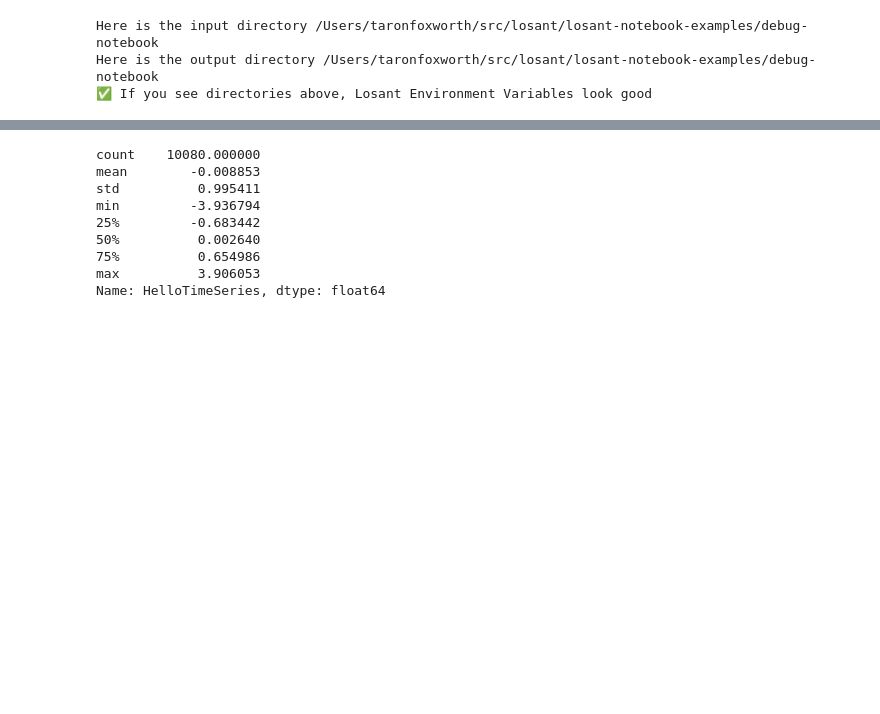
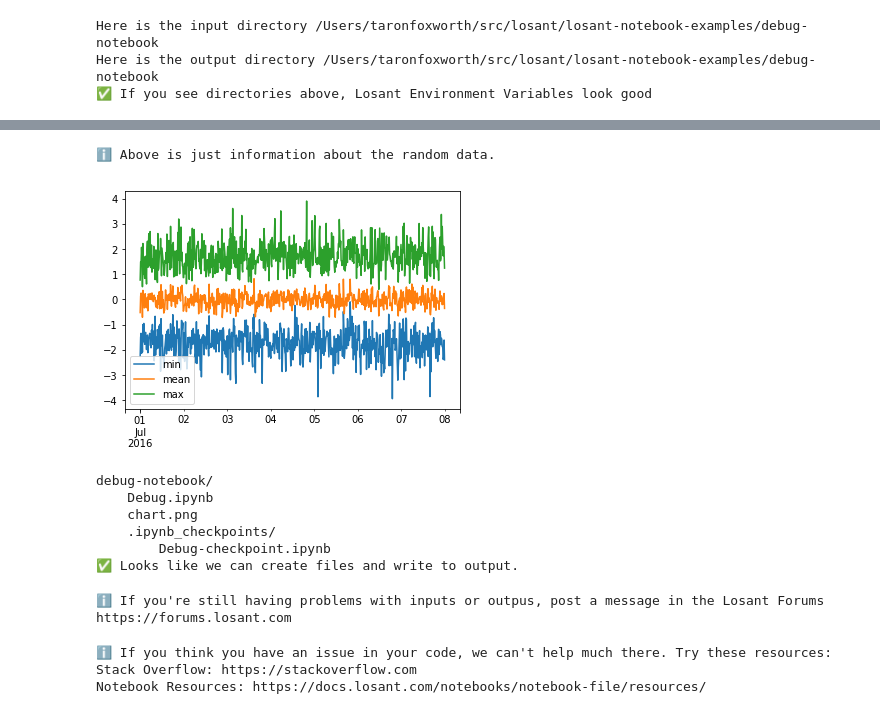
Before and after one commit to Losant/notebook-examples, a Jupyter notebook: debug-notebook/Debug.ipynb, the cells around one changed output, grey strips where cells are left out. Saved outputs shown, nothing was run; the diff lists cells and outputs as text; code cells hidden in the pictures; blank space fills up the shorter version.

Commit message:
Upload debug notebook

```diff
--- a/debug-notebook/Debug.ipynb
+++ b/debug-notebook/Debug.ipynb
@@ -54,33 +68,53 @@ debug-notebook/
 # %%
 # Let's write an output file to make sure that works.
 
-# I want 7 days of 24 hours with 60 minutes each
+# Let's generate some random data
 periods = 7 * 24 * 60
 tidx = pd.date_range('2016-07-01', periods=periods, freq='T')
-#                     ^                                   ^
-#                     |                                   |
-#                 Start Date        Frequency Code for Minute
-# This should get me 7 Days worth of minutes in a datetimeindex
+np.random.seed([3,1415])
+data = np.random.randn(periods)
+ts = pd.Series(data=data, index=tidx, name='HelloTimeSeries')
+ts.describe()
 
-# Generate random data with numpy.  We'll seed the random
-# number generator so that others can see the same results.
-# Otherwise, you don't have to seed it.
-np.random.seed([3,1415])
-
-# This will pick a number of normally distributed random numbers
-# where the number is specified by periods
-data = np.random.randn(periods)
-
-ts = pd.Series(data=data, index=tidx, name='HelloTimeSeries')
-
-ts.describe()
+print("ℹ️ Above is just information about the random data.")
 # %% [output]
-count    10080.000000
-mean        -0.008853
-std          0.995411
-min         -3.936794
-25%         -0.683442
-50%          0.002640
-75%          0.654986
-max          3.906053
-Name: HelloTimeSeries, dtype: float64
+ℹ️ Above is just information about the random data.
+# %%
+# Let's create and save a chart
+chart = ts.resample('15T').agg(['min', 'mean', 'max']).plot()
+fig = chart.get_figure()
+
+output_path = os.path.join(output_dir, 'chart.png')
+fig.savefig(output_path)
+# %% [output]
+[figure, added]
+# %%
+# Let's check if that chart.png was created and exists in the output directory
+list_files(output_dir)
+my_file = Path(os.path.join(output_dir, 'chart.png'))
+
+if not my_file.exists():
+    raise Exception("❌ Looks like the chart didn't properly save.")
+
+print("✅ Looks like we can create files and write to output.")
+# %% [output]
+debug-notebook/
+    Debug.ipynb
+    chart.png
+    .ipynb_checkpoints/
+        Debug-checkpoint.ipynb
+✅ Looks like we can create files and write to output.
+# %%
+print("ℹ️ If you're still having problems with inputs or outpus, post a message in the Losant Forums")
+print("https://forums.losant.com")
+# %% [output]
+ℹ️ If you're still having problems with inputs or outpus, post a message in the Losant Forums
+https://forums.losant.com
+# %%
+print("ℹ️ If you think you have an issue in your code, we can't help much there. Try these resources: ")
+print("Stack Overflow: https://stackoverflow.com")
+print("Notebook Resources: https://docs.losant.com/notebooks/notebook-file/resources/")
+# %% [output]
+ℹ️ If you think you have an issue in your code, we can't help much there. Try these resources:
+Stack Overflow: https://stackoverflow.com
+Notebook Resources: https://docs.losant.com/notebooks/notebook-file/resources/
```
Also changed, not shown: parts of 4 cells of this notebook, 1 other file.
